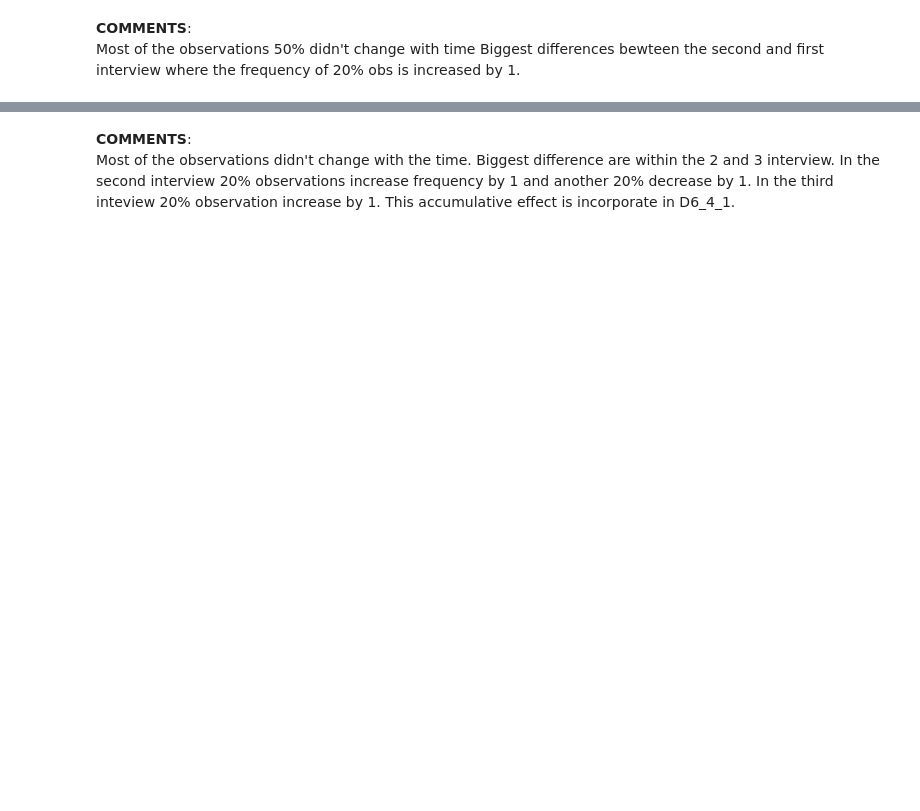
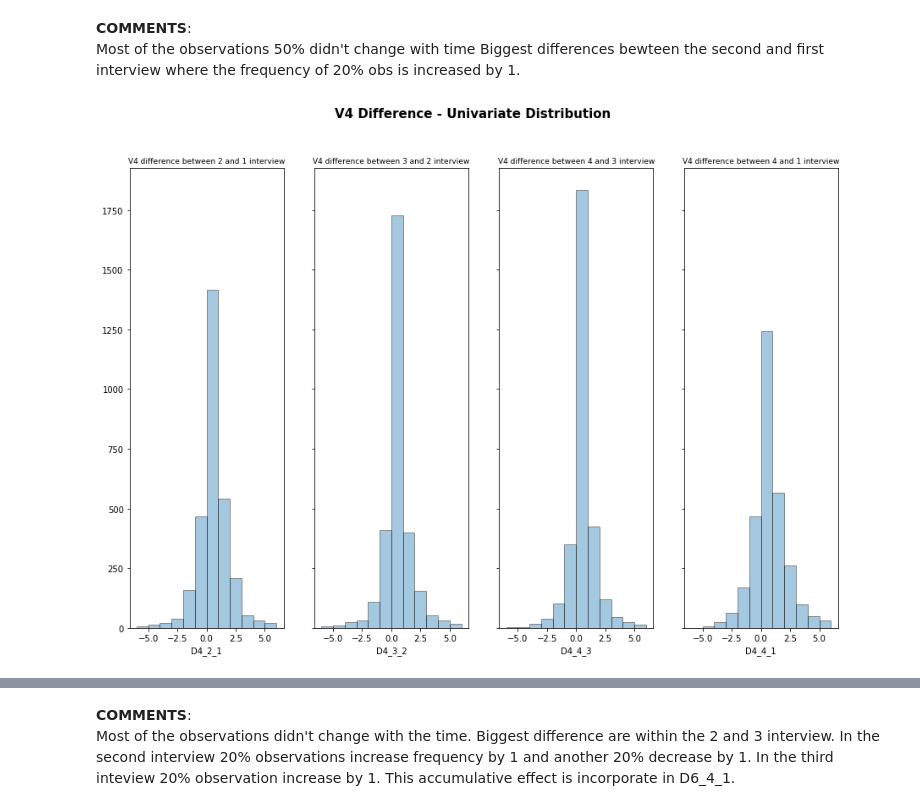
Before and after one commit to morena-au/Apps-Users-Attitudes, a Jupyter notebook: Apps.ipynb, the cells around one changed output, grey strips where cells are left out. Saved outputs shown, nothing was run; the diff lists cells and outputs as text; code cells hidden in the pictures; blank space fills up the shorter version.

```diff
--- a/Apps.ipynb
+++ b/Apps.ipynb
@@ -1003,22 +1003,24 @@ plt.show()
 # %%
 fig, axs = plt.subplots(nrows=1, ncols=4, sharex=True,
                         sharey=True, figsize=(15, 10))
 fig.suptitle('V4 Difference - Univariate Distribution',
              fontsize=15, fontweight='bold')
 sns.distplot(Apps_clean['D4_2_1'], bins=np.arange(-6, 7),
              hist_kws=dict(ec="k"), kde=False, ax=axs[0])
-axs[0].set_title('V4 difference between 2 and 1 interview', fontsize=8)
+axs[0].set_title('V4 difference between 2 and 1 interview', fontsize=9)
 sns.distplot(Apps_clean['D4_3_2'], bins=np.arange(-6, 7),
              hist_kws=dict(ec="k"), kde=False, ax=axs[1])
-axs[1].set_title('V4 difference between 3 and 2 interview', fontsize=8)
+axs[1].set_title('V4 difference between 3 and 2 interview', fontsize=9)
 sns.distplot(Apps_clean['D4_4_3'], bins=np.arange(-6, 7),
              hist_kws=dict(ec="k"), kde=False, ax=axs[2])
-axs[2].set_title('V4 difference between 4 and 3 interview', fontsize=8)
+axs[2].set_title('V4 difference between 4 and 3 interview', fontsize=9)
 sns.distplot(Apps_clean['D4_4_1'], bins=np.arange(-6, 7),
              hist_kws=dict(ec="k"), kde=False, ax=axs[3])
-axs[3].set_title('V4 difference between 4 and 1 interview', fontsize=8)
+axs[3].set_title('V4 difference between 4 and 1 interview', fontsize=9)
 fig.subplots_adjust(hspace=0.8)
 plt.show()
+# %% [output]
+[figure, added]
 # %%
 # V6
 Apps_clean['D6_2_1'] = Apps_clean['V6_2_Interview'] - \
```
Also changed, not shown: parts of 35 cells of this notebook.
